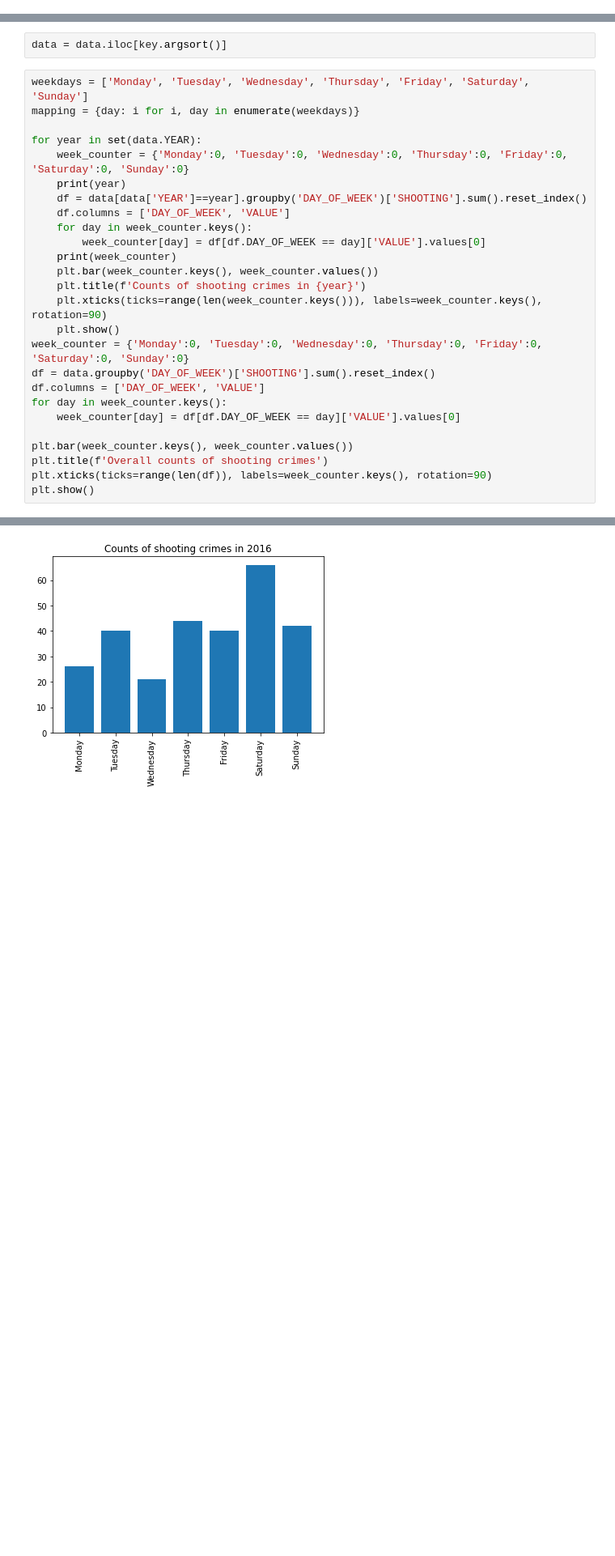
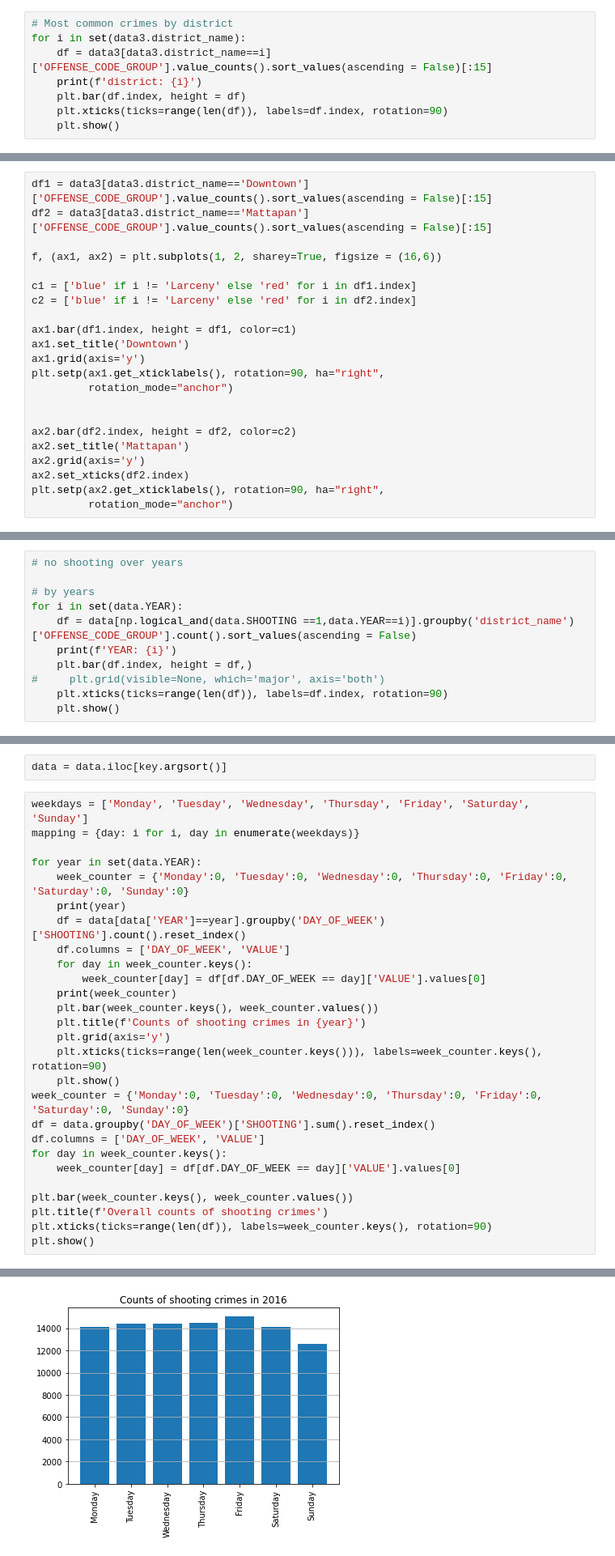
Before and after one commit to tomek95123/Udacity_project1, a Jupyter notebook: udacity_project_1.ipynb, the cells around one changed output, grey strips where cells are left out. Shown at 81% size. Drawn from its saved outputs; the diff is of its cells as text; blank space fills up the shorter version.

```diff
--- a/udacity_project_1.ipynb
+++ b/udacity_project_1.ipynb
@@ -92,0 +238,8 @@ data[data.duplicated()].sort_values(by = 'INCIDENT_NUMBER').head()
+# %%
+# Most common crimes by district
+for i in set(data3.district_name):
+    df = data3[data3.district_name==i]['OFFENSE_CODE_GROUP'].value_counts().sort_values(ascending = False)[:15]
+    print(f'district: {i}')
+    plt.bar(df.index, height = df)
+    plt.xticks(ticks=range(len(df)), labels=df.index, rotation=90)
+    plt.show()
@@ -92,0 +260,22 @@ data[data.duplicated()].sort_values(by = 'INCIDENT_NUMBER').head()
+# %%
+df1 = data3[data3.district_name=='Downtown']['OFFENSE_CODE_GROUP'].value_counts().sort_values(ascending = False)[:15]
+df2 = data3[data3.district_name=='Mattapan']['OFFENSE_CODE_GROUP'].value_counts().sort_values(ascending = False)[:15]
+
+f, (ax1, ax2) = plt.subplots(1, 2, sharey=True, figsize = (16,6))
+
+c1 = ['blue' if i != 'Larceny' else 'red' for i in df1.index]
+c2 = ['blue' if i != 'Larceny' else 'red' for i in df2.index]
+
+ax1.bar(df1.index, height = df1, color=c1)
+ax1.set_title('Downtown')
+ax1.grid(axis='y')
+plt.setp(ax1.get_xticklabels(), rotation=90, ha="right",
+         rotation_mode="anchor")
+
+
+ax2.bar(df2.index, height = df2, color=c2)
+ax2.set_title('Mattapan')
+ax2.grid(axis='y')
+ax2.set_xticks(df2.index)
+plt.setp(ax2.get_xticklabels(), rotation=90, ha="right",
+         rotation_mode="anchor")
@@ -92,0 +414,11 @@ data[data.duplicated()].sort_values(by = 'INCIDENT_NUMBER').head()
+# %%
+# no shooting over years
+
+# by years
+for i in set(data.YEAR):
+    df = data[np.logical_and(data.SHOOTING ==1,data.YEAR==i)].groupby('district_name')['OFFENSE_CODE_GROUP'].count().sort_values(ascending = False)
+    print(f'YEAR: {i}')
+    plt.bar(df.index, height = df,)
+#     plt.grid(visible=None, which='major', axis='both')
+    plt.xticks(ticks=range(len(df)), labels=df.index, rotation=90)
+    plt.show()
@@ -129,13 +496,14 @@ mapping = {day: i for i, day in enumerate(weekdays)}
 for year in set(data.YEAR):
     week_counter = {'Monday':0, 'Tuesday':0, 'Wednesday':0, 'Thursday':0, 'Friday':0, 'Saturday':0, 'Sunday':0}
     print(year)
-    df = data[data['YEAR']==year].groupby('DAY_OF_WEEK')['SHOOTING'].sum().reset_index()
+    df = data[data['YEAR']==year].groupby('DAY_OF_WEEK')['SHOOTING'].count().reset_index()
     df.columns = ['DAY_OF_WEEK', 'VALUE']
     for day in week_counter.keys():
         week_counter[day] = df[df.DAY_OF_WEEK == day]['VALUE'].values[0]
     print(week_counter)
     plt.bar(week_counter.keys(), week_counter.values())
     plt.title(f'Counts of shooting crimes in {year}')
+    plt.grid(axis='y')
     plt.xticks(ticks=range(len(week_counter.keys())), labels=week_counter.keys(), rotation=90)
     plt.show()
 week_counter = {'Monday':0, 'Tuesday':0, 'Wednesday':0, 'Thursday':0, 'Friday':0, 'Saturday':0, 'Sunday':0}
@@ -154,2 +522,2 @@ plt.show()
-[figure, old version]
+[figure, new version]
 2017
```
Also changed, not shown: parts of 79 cells of this notebook.
